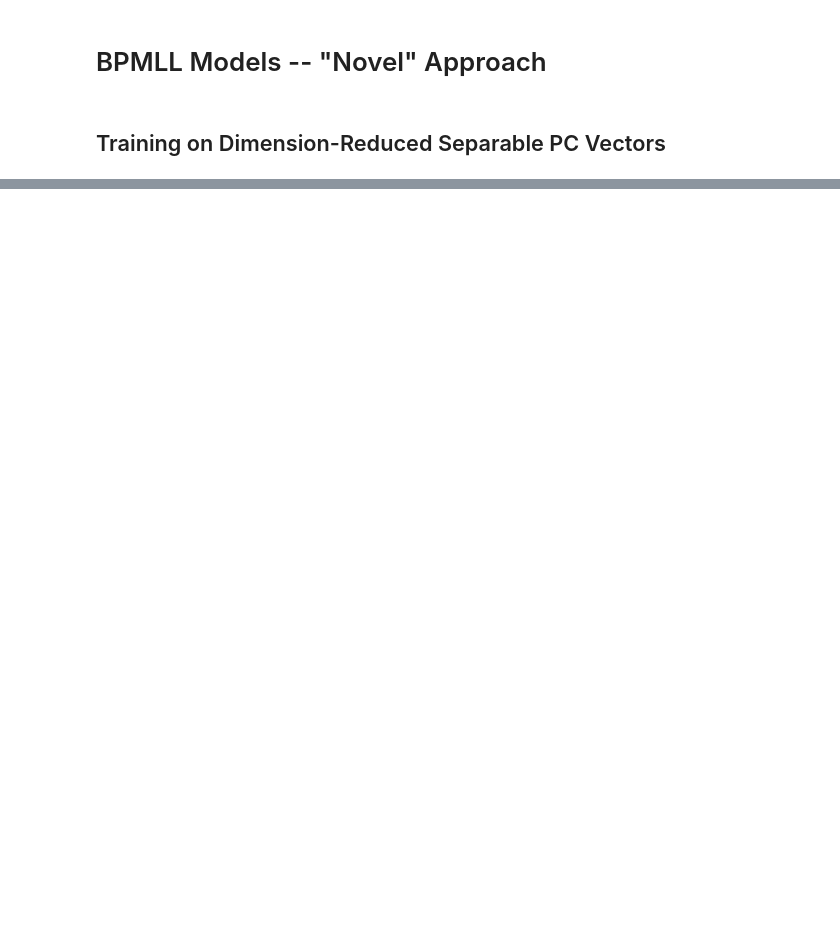
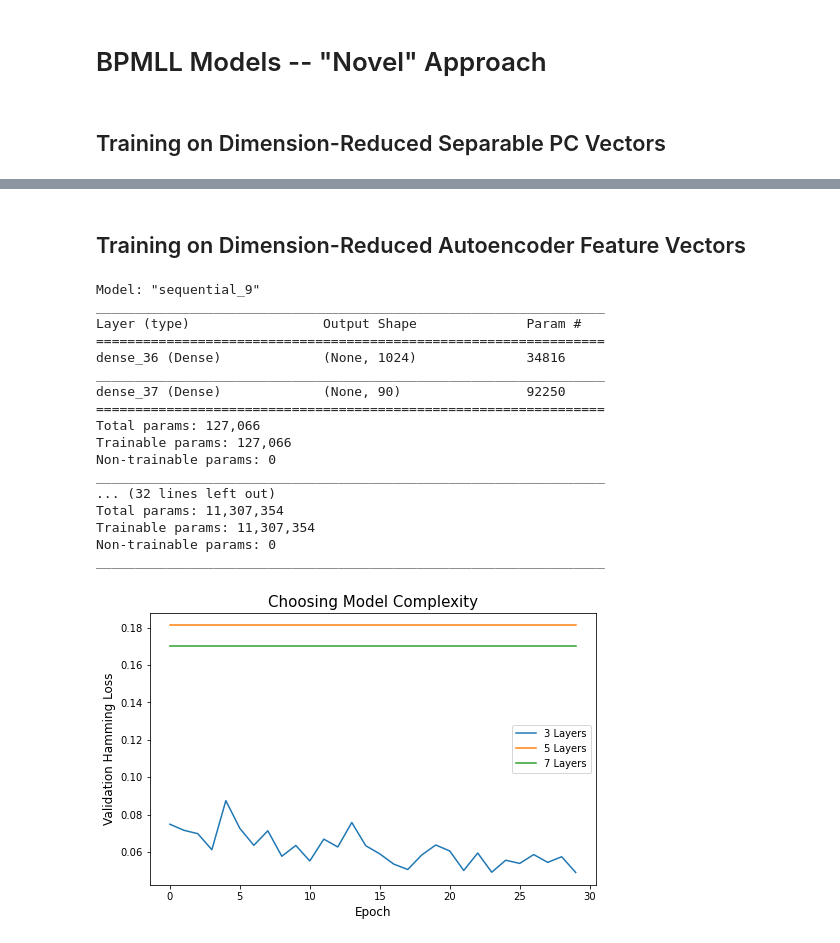
Before and after one commit to BobbyLumpkin/Multilabel-Text-Classification, a Jupyter notebook: Deep Learning Models/FF Models/FF_Models_Training.ipynb, the cells around one changed output, grey strips where cells are left out. Drawn from its saved outputs; the diff is of its cells as text; code cells hidden in the pictures; blank space fills up the shorter version.

```diff
--- a/Deep Learning Models/FF Models/FF_Models_Training.ipynb
+++ b/Deep Learning Models/FF Models/FF_Models_Training.ipynb
@@ -314,0 +350,2 @@ KeyboardInterrupt:
+# %% [markdown]
+## Training on Dimension-Reduced Autoencoder Feature Vectors
@@ -314,0 +419,35 @@ KeyboardInterrupt:
+# %%
+## Visualize the 'val_hamming_loss' histories for each model in a single plot
+plt.figure(figsize=(8, 5))
+plt.plot(history_3DF['val_hamming_loss'], label = '3 Layers')
+plt.plot(history_5DF['val_hamming_loss'], label = '5 Layers')
+plt.plot(history_7DF['val_hamming_loss'], label = '7 Layers')
+plt.xlabel('Epoch', fontsize = 12)
+plt.ylabel('Validation Hamming Loss', fontsize = 12)
+plt.legend()
+plt.title('Choosing Model Complexity', fontsize = 15)
+#plt.savefig('Reduced_Dataset_Learning_Rate_01.png')
+
+## Print the model summaries
+model_3_encoded_bpmll.summary()
+model_5_encoded_bpmll.summary()
+model_7_encoded_bpmll.summary()
+# %% [output]
+Model: "sequential_9"
+_________________________________________________________________
+Layer (type)                 Output Shape              Param #
+=================================================================
+dense_36 (Dense)             (None, 1024)              34816
+_________________________________________________________________
+dense_37 (Dense)             (None, 90)                92250
+=================================================================
+Total params: 127,066
+Trainable params: 127,066
+Non-trainable params: 0
+_________________________________________________________________
+... (32 lines left out)
+Total params: 11,307,354
+Trainable params: 11,307,354
+Non-trainable params: 0
+_________________________________________________________________
+[figure, added]
```
Also changed, not shown: parts of 23 cells of this notebook, 22 other files.
